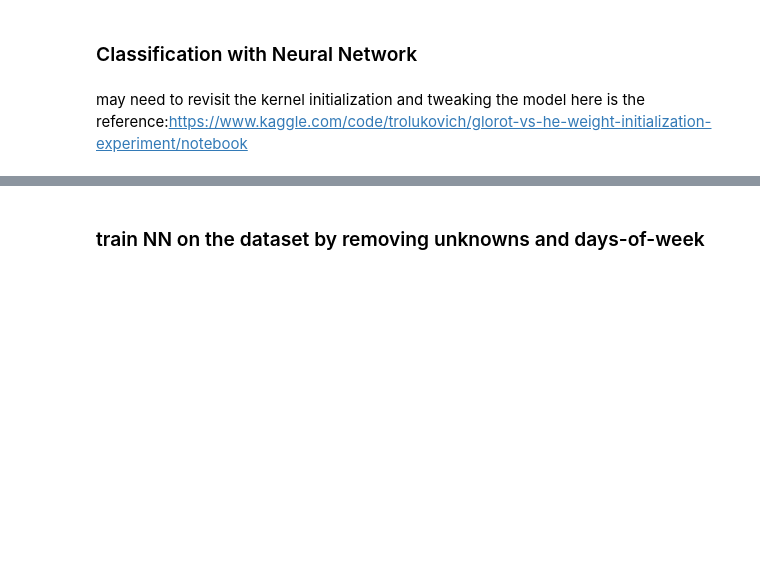
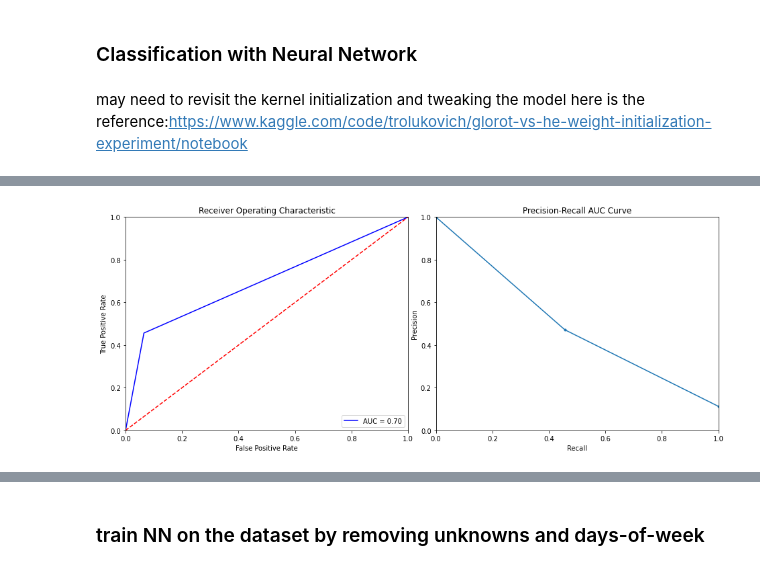
Before and after one commit to ShawnLiu119/Bank-Marketing_Clas-Clus-AppDev, a Jupyter notebook: BankMkting_NN_OneHotEncoding.ipynb, the cells around one changed output, grey strips where cells are left out. Cells and saved outputs as stored; diff of their text form; code cells hidden in the pictures; blank space fills up the shorter version.

```diff
--- a/BankMkting_NN_OneHotEncoding.ipynb
+++ b/BankMkting_NN_OneHotEncoding.ipynb
@@ -324,3 +381,7 @@ def plot_confusion_matrix(y_true, y_pred):
+# %%
+plot_curve(y_test, preds_50)
+# %% [output]
+[figure, added]
 # %%
 plt.plot(model_history.history['accuracy'])
 plt.plot(model_history.history['val_accuracy'])
```
Also changed, not shown: parts of 54 cells of this notebook.
